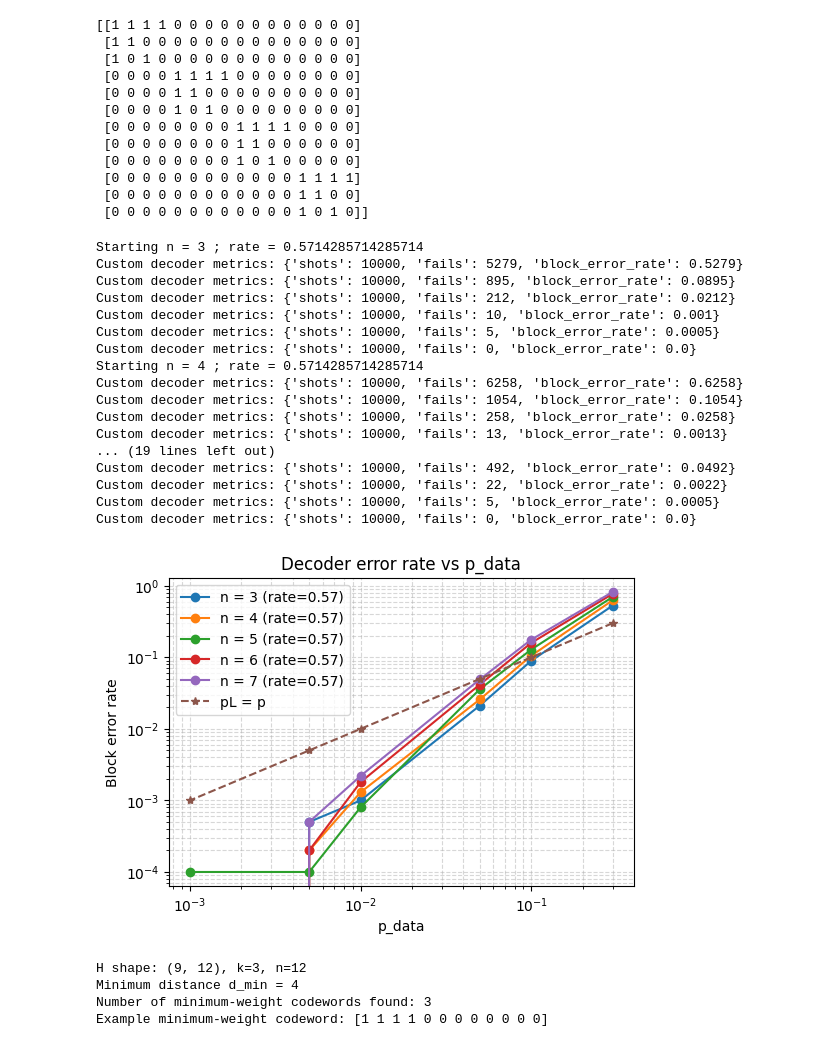
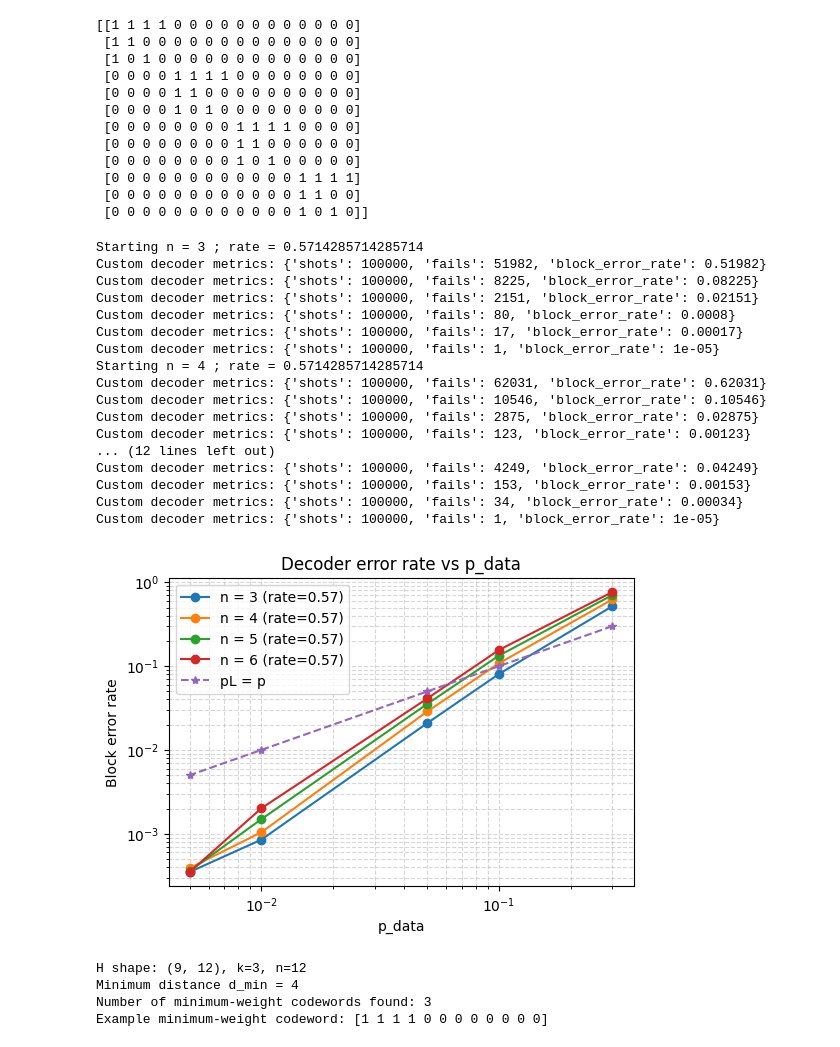
Before and after one commit to DanieleSalvi2810/QPFL_Hackathon_2026_Alice_and_Bob_Quantum_Icing, a Jupyter notebook: team-quantum_icing/core/custom_H_tripleAncillas.ipynb, the cells around one changed output. Cells and saved outputs as stored; diff of their text form; code cells hidden in the pictures.

```diff
--- a/team-quantum_icing/core/custom_H_tripleAncillas.ipynb
+++ b/team-quantum_icing/core/custom_H_tripleAncillas.ipynb
@@ -282,8 +282,8 @@ print(make_H_3anc_per_4data(4))
 # %%
 # --- 2) Build circuit and inspect ---
 p_meas = 0.0
-shots = 1_000_0
-n_values = [3,4,5,6,7] # num of blocks in H (n*4 data qubits)
+shots = 1_000_00
+n_values = [3,4,5,6] # num of blocks in H (n*4 data qubits)
 num_ancillas = [(n*3) for n in n_values]
 rates = [n*4/(n*4 + num_ancillas[i]) for i, n in enumerate(n_values)]
 p_data_values = np.array([0.3, 0.1, 0.05, 0.01, 0.005, 0.001], dtype=float)
@@ -302,36 +302,40 @@ for i,n in enumerate(n_values):
         err_rate_array.append(err_rates)
         print("Custom decoder metrics:", metrics)
     err_rate_over_n.append(err_rate_array)
-
-plt.figure(figsize=(6, 4))
-for idx, err_rates in enumerate(err_rate_over_n):
-    plt.loglog(p_data_values, err_rates, marker="o", label=f"n = {n_values[idx]} (rate={rates[idx]:.2f})")
-plt.loglog(p_data_values, p_data_values, marker="*", linestyle="--", label="pL = p")
-plt.xlabel("p_data")
-plt.ylabel("Block error rate")
-plt.title("Decoder error rate vs p_data")
-plt.legend()
-plt.grid(True, which="both", ls="--", alpha=0.5)
-plt.show()
 # %% [output]
 Starting n = 3 ; rate = 0.5714285714285714
-Custom decoder metrics: {'shots': 10000, 'fails': 5279, 'block_error_rate': 0.5279}
-Custom decoder metrics: {'shots': 10000, 'fails': 895, 'block_error_rate': 0.0895}
-Custom decoder metrics: {'shots': 10000, 'fails': 212, 'block_error_rate': 0.0212}
-Custom decoder metrics: {'shots': 10000, 'fails': 10, 'block_error_rate': 0.001}
-Custom decoder metrics: {'shots': 10000, 'fails': 5, 'block_error_rate': 0.0005}
-Custom decoder metrics: {'shots': 10000, 'fails': 0, 'block_error_rate': 0.0}
+Custom decoder metrics: {'shots': 100000, 'fails': 51982, 'block_error_rate': 0.51982}
+Custom decoder metrics: {'shots': 100000, 'fails': 8225, 'block_error_rate': 0.08225}
+Custom decoder metrics: {'shots': 100000, 'fails': 2151, 'block_error_rate': 0.02151}
+Custom decoder metrics: {'shots': 100000, 'fails': 80, 'block_error_rate': 0.0008}
+Custom decoder metrics: {'shots': 100000, 'fails': 17, 'block_error_rate': 0.00017}
+Custom decoder metrics: {'shots': 100000, 'fails': 1, 'block_error_rate': 1e-05}
 Starting n = 4 ; rate = 0.5714285714285714
-Custom decoder metrics: {'shots': 10000, 'fails': 6258, 'block_error_rate': 0.6258}
-Custom decoder metrics: {'shots': 10000, 'fails': 1054, 'block_error_rate': 0.1054}
-Custom decoder metrics: {'shots': 10000, 'fails': 258, 'block_error_rate': 0.0258}
-Custom decoder metrics: {'shots': 10000, 'fails': 13, 'block_error_rate': 0.0013}
-... (19 lines left out)
-Custom decoder metrics: {'shots': 10000, 'fails': 492, 'block_error_rate': 0.0492}
-Custom decoder metrics: {'shots': 10000, 'fails': 22, 'block_error_rate': 0.0022}
-Custom decoder metrics: {'shots': 10000, 'fails': 5, 'block_error_rate': 0.0005}
-Custom decoder metrics: {'shots': 10000, 'fails': 0, 'block_error_rate': 0.0}
+Custom decoder metrics: {'shots': 100000, 'fails': 62031, 'block_error_rate': 0.62031}
+Custom decoder metrics: {'shots': 100000, 'fails': 10546, 'block_error_rate': 0.10546}
+Custom decoder metrics: {'shots': 100000, 'fails': 2875, 'block_error_rate': 0.02875}
+Custom decoder metrics: {'shots': 100000, 'fails': 123, 'block_error_rate': 0.00123}
+... (12 lines left out)
+Custom decoder metrics: {'shots': 100000, 'fails': 4249, 'block_error_rate': 0.04249}
+Custom decoder metrics: {'shots': 100000, 'fails': 153, 'block_error_rate': 0.00153}
+Custom decoder metrics: {'shots': 100000, 'fails': 34, 'block_error_rate': 0.00034}
+Custom decoder metrics: {'shots': 100000, 'fails': 1, 'block_error_rate': 1e-05}
-[figure, removed]
+# %%
+plt.figure(figsize=(6, 4))
+for idx, err_rates in enumerate(err_rate_over_n):
+    plt.loglog(p_data_values, err_rates, marker="o", label=f"n = {n_values[idx]} (rate={rates[idx]:.2f})")
+plt.loglog(p_data_values, p_data_values, marker="*", linestyle="--", label="pL = p")
+plt.xlabel("p_data")
+plt.ylabel("Block error rate")
+plt.xlim(p_data_values.min(), p_data_values.max())
+plt.ylim(1e-4, 1.0)
+
+plt.title("Decoder error rate vs p_data")
+plt.legend()
+plt.grid(True, which="both", ls="--", alpha=0.5)
+plt.show()
+# %% [output]
+[figure, added]
 # %%
 from pathlib import Path
 import json
```
Also changed, not shown: parts of 1 cell of this notebook, 5 other files.
